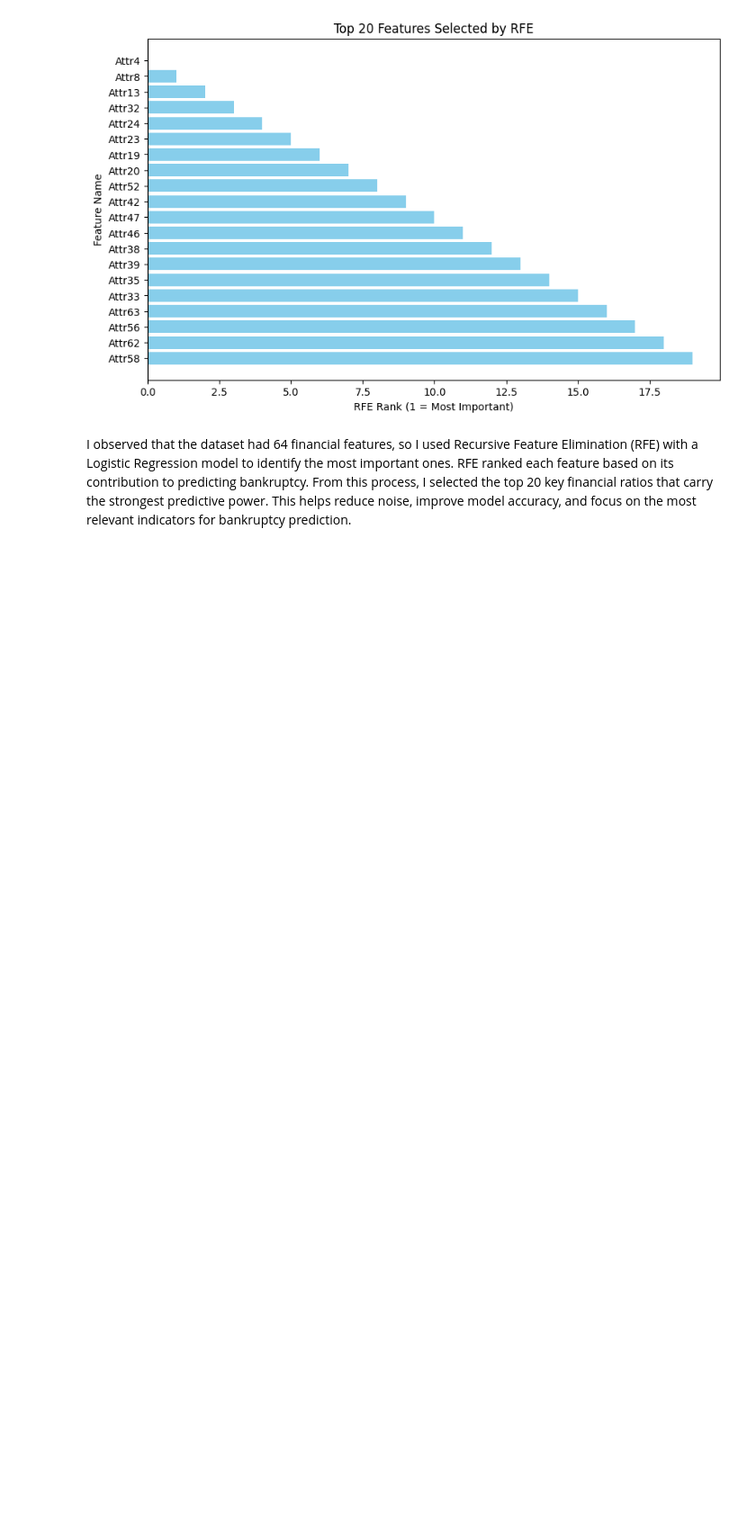
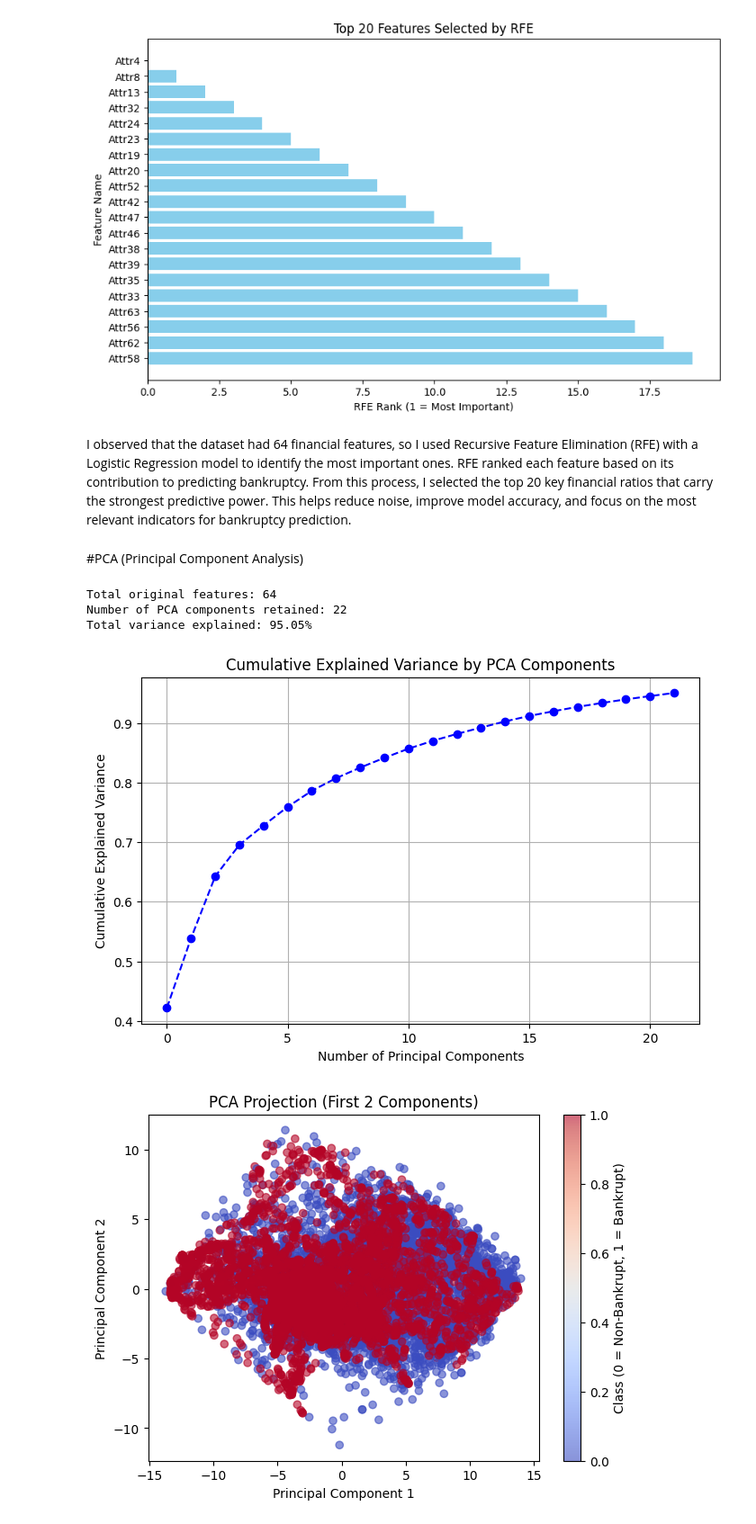
Before and after one commit to Sai-Vara-Prasad-Lekkalapudi/major-project, a Jupyter notebook: Major_project_EDA.ipynb, the cells around one changed output. Shown at 90% size. Cells and saved outputs as stored; diff of their text form; code cells hidden in the pictures; blank space fills up the shorter version.

```diff
--- a/Major_project_EDA.ipynb
+++ b/Major_project_EDA.ipynb
@@ -789,3 +789,50 @@ Top 20 Features Selected by RFE:
 I observed that the dataset had 64 financial features, so I used Recursive Feature Elimination (RFE) with a Logistic Regression model to identify the most important ones.
 RFE ranked each feature based on its contribution to predicting bankruptcy. From this process, I selected the top 20 key financial ratios that carry the strongest predictive power.
 This helps reduce noise, improve model accuracy, and focus on the most relevant indicators for bankruptcy prediction.
+# %% [markdown]
+#PCA (Principal Component Analysis)
+# %%
+# PCA (Principal Component Analysis)
+
+from sklearn.decomposition import PCA
+import matplotlib.pyplot as plt
+import numpy as np
+
+# Initialize PCA - keep 95% of explained variance
+pca = PCA(n_components=0.95, random_state=42)
+X_train_pca = pca.fit_transform(X_train_scaled)
+X_test_pca = pca.transform(X_test_scaled)
+
+# Explained Variance
+explained_variance = pca.explained_variance_ratio_
+cumulative_variance = np.cumsum(explained_variance)
+
+# Print summary
+print(f"Total original features: {X_train_scaled.shape[1]}")
+print(f"Number of PCA components retained: {pca.n_components_}")
+print(f"Total variance explained: {cumulative_variance[-1]*100:.2f}%")
+
+#Plot cumulative explained variance
+plt.figure(figsize=(8,5))
+plt.plot(cumulative_variance, marker='o', linestyle='--', color='b')
+plt.title('Cumulative Explained Variance by PCA Components')
+plt.xlabel('Number of Principal Components')
+plt.ylabel('Cumulative Explained Variance')
+plt.grid(True)
+plt.show()
+
+#2D PCA Scatter Plot (first 2 components)
+plt.figure(figsize=(7,5))
+plt.scatter(X_train_pca[:, 0], X_train_pca[:, 1],
+            c=y_train_res, cmap='coolwarm', alpha=0.6)
+plt.title('PCA Projection (First 2 Components)')
+plt.xlabel('Principal Component 1')
+plt.ylabel('Principal Component 2')
+plt.colorbar(label='Class (0 = Non-Bankrupt, 1 = Bankrupt)')
+plt.show()
+# %% [output]
+Total original features: 64
+Number of PCA components retained: 22
+Total variance explained: 95.05%
+[figure, added]
+[figure, added]
```
Also changed, not shown: parts of 1 cell of this notebook.
